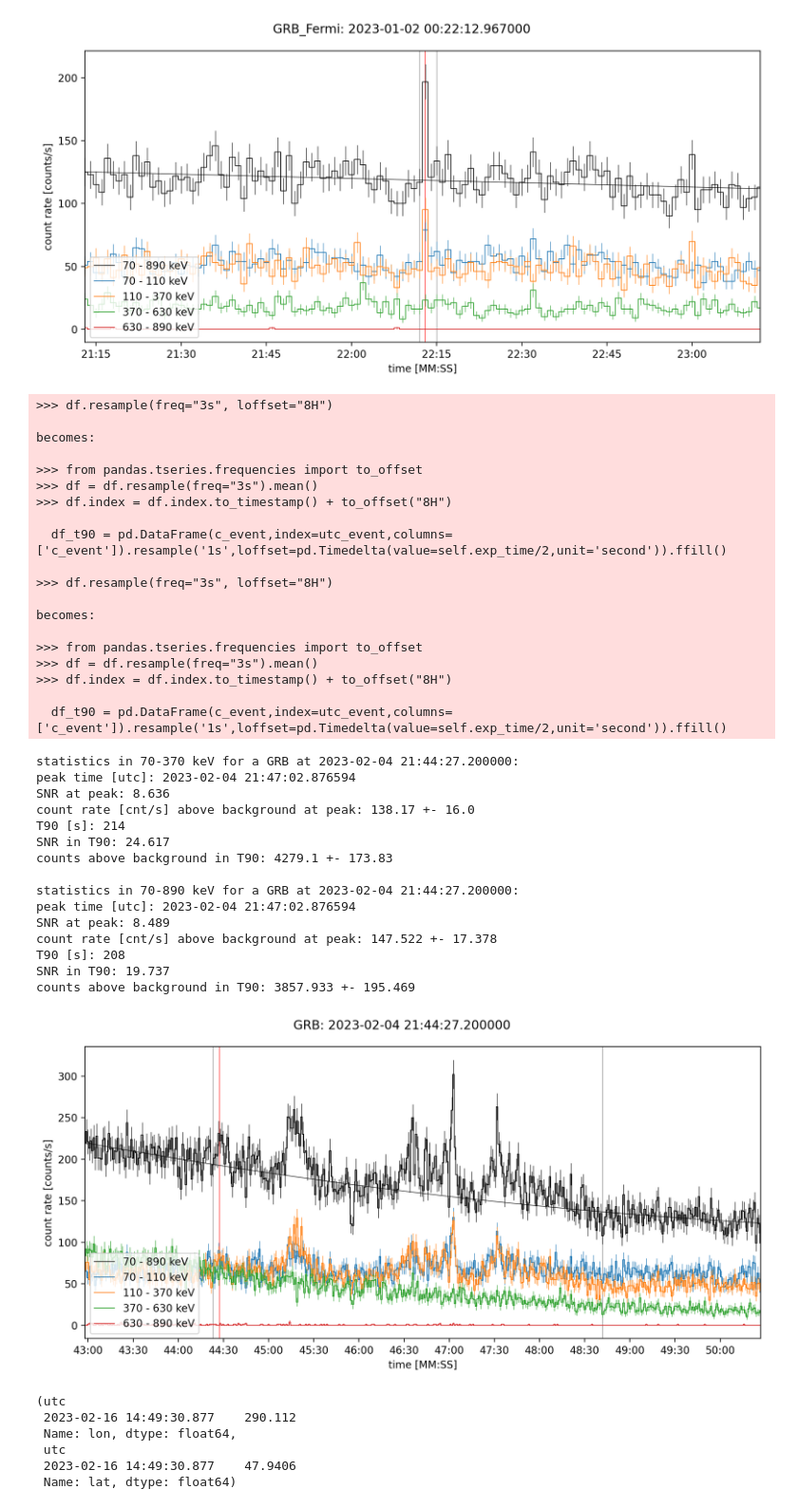
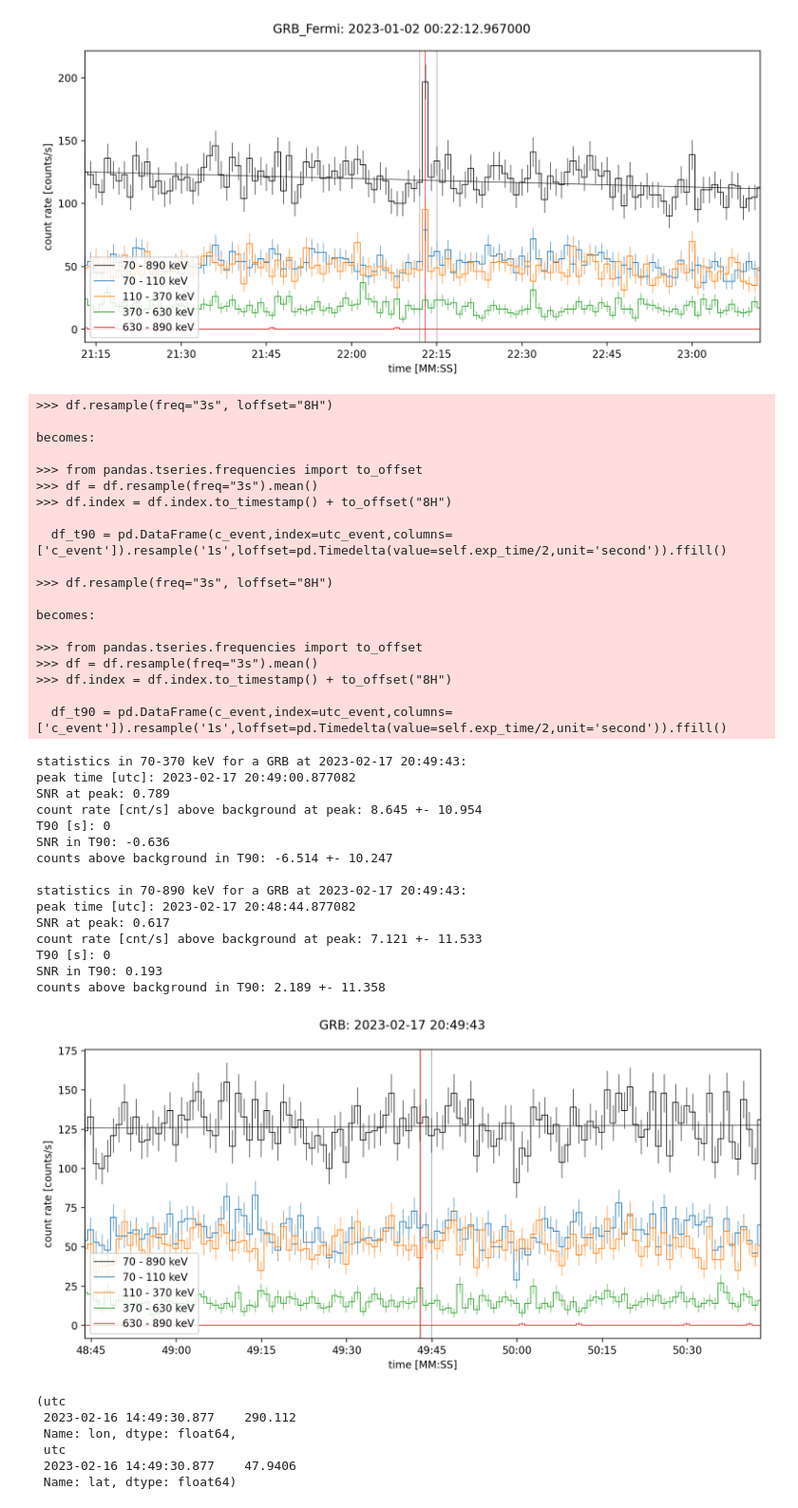
Before and after one commit to mdafcikova/grbalpha-tools, a Jupyter notebook: notebook.ipynb, the cells around one changed output. Shown at 95% size. Drawn from its saved outputs; the diff is of its cells as text; code cells hidden in the pictures.

```diff
--- a/notebook.ipynb
+++ b/notebook.ipynb
@@ -63,52 +63,52 @@ for file in os.listdir(r"C:\Users\maria\Desktop\CubeSats\GRBs\files"):
         # sf = obs.is_SF_in_file()
         print(f"{file}:\n SGR:\n {sgr}")# \n SF:\n {sf}")
 # %%
-path = r"C:\Users\maria\Desktop\CubeSats\GRBs\files\r23b04b_267000.json"
-time = '2023-02-04 21:44:27.200'
+path = r"C:\Users\maria\Desktop\CubeSats\GRBs\files\r23b17b_214144.json"
+time = '2023-02-17 20:49:43.000'
 
 event_type = 'GRB'
 
 obs = Observation(path)
-obs.check_event(time,event_type,llim=84,rlim=344,dtvalue_left=1.5,dtvalue_right=6,second_locator=[0,30],fit_function='polynom')
+obs.check_event(time,event_type,llim=59,rlim=61,dtvalue_left=1,dtvalue_right=1)#,second_locator=[0,30],fit_function='polynom')
 # ra = 59.240
 # dec = 51.700
 # obs.plot_skymap(time,event_type,ra,dec)
 # %% [output]
 >>> df.resample(freq="3s", loffset="8H")
 
 becomes:
 
 >>> from pandas.tseries.frequencies import to_offset
 >>> df = df.resample(freq="3s").mean()
 >>> df.index = df.index.to_timestamp() + to_offset("8H")
 
   df_t90 = pd.DataFrame(c_event,index=utc_event,columns=['c_event']).resample('1s',loffset=pd.Timedelta(value=self.exp_time/2,unit='second')).ffill()
 
 >>> df.resample(freq="3s", loffset="8H")
 
 becomes:
 
 >>> from pandas.tseries.frequencies import to_offset
 >>> df = df.resample(freq="3s").mean()
 >>> df.index = df.index.to_timestamp() + to_offset("8H")
 
   df_t90 = pd.DataFrame(c_event,index=utc_event,columns=['c_event']).resample('1s',loffset=pd.Timedelta(value=self.exp_time/2,unit='second')).ffill()
-statistics in 70-370 keV for a GRB at 2023-02-04 21:44:27.200000:
-peak time [utc]: 2023-02-04 21:47:02.876594
-SNR at peak: 8.636
-count rate [cnt/s] above background at peak: 138.17 +- 16.0
-T90 [s]: 214
-SNR in T90: 24.617
-counts above background in T90: 4279.1 +- 173.83
+statistics in 70-370 keV for a GRB at 2023-02-17 20:49:43:
+peak time [utc]: 2023-02-17 20:49:00.877082
+SNR at peak: 0.789
+count rate [cnt/s] above background at peak: 8.645 +- 10.954
+T90 [s]: 0
+SNR in T90: -0.636
+counts above background in T90: -6.514 +- 10.247
 
-statistics in 70-890 keV for a GRB at 2023-02-04 21:44:27.200000:
-peak time [utc]: 2023-02-04 21:47:02.876594
-SNR at peak: 8.489
-count rate [cnt/s] above background at peak: 147.522 +- 17.378
-T90 [s]: 208
-SNR in T90: 19.737
-counts above background in T90: 3857.933 +- 195.469
+statistics in 70-890 keV for a GRB at 2023-02-17 20:49:43:
+peak time [utc]: 2023-02-17 20:48:44.877082
+SNR at peak: 0.617
+count rate [cnt/s] above background at peak: 7.121 +- 11.533
+T90 [s]: 0
+SNR in T90: 0.193
+counts above background in T90: 2.189 +- 11.358
-[figure, old version]
+[figure, new version]
 # %%
 time = '2023-02-16 14:49:30'
 obs.longitude[time],obs.latitude[time]
```
Also changed, not shown: parts of 12 cells of this notebook, 1 other file.
